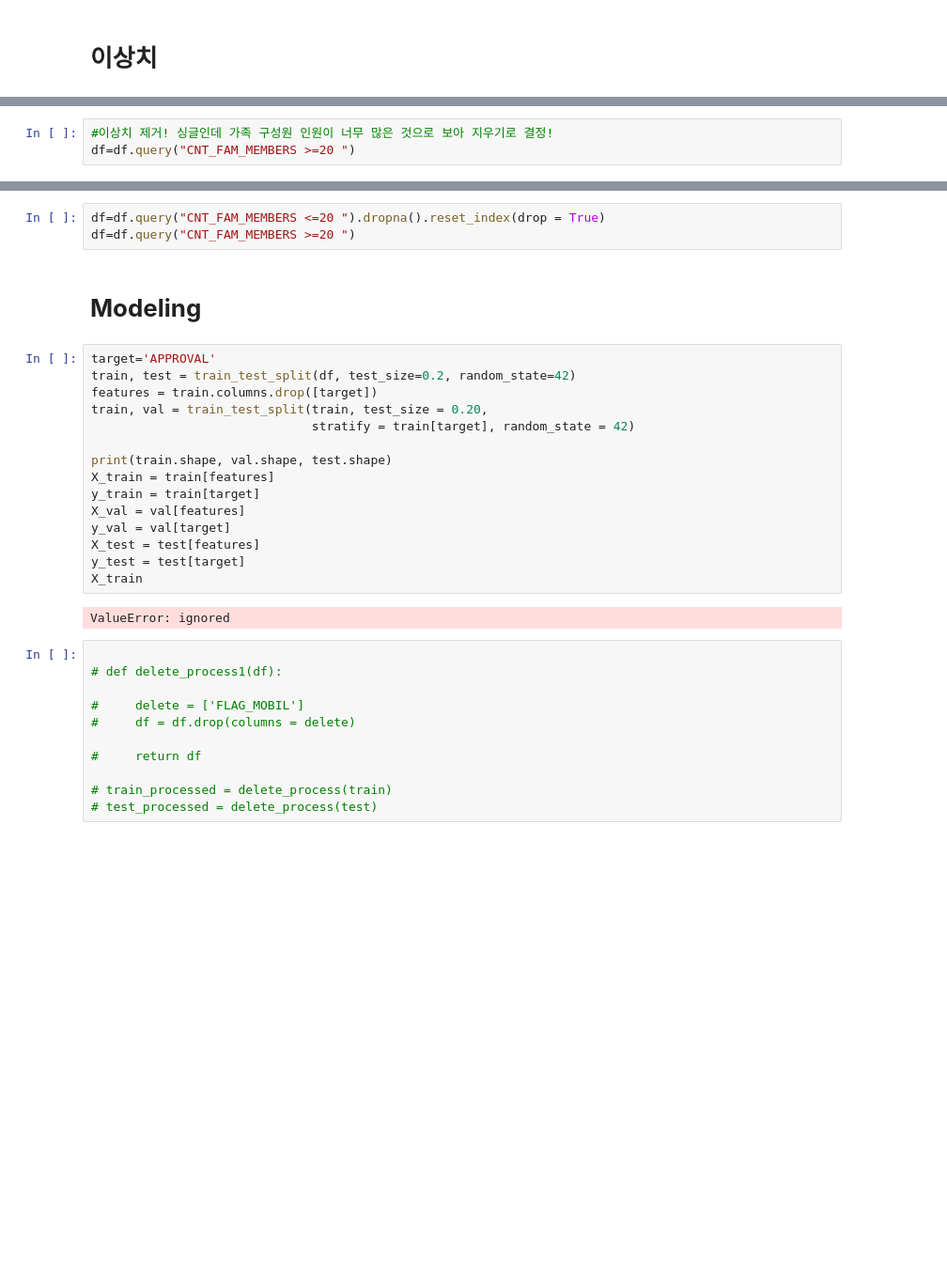
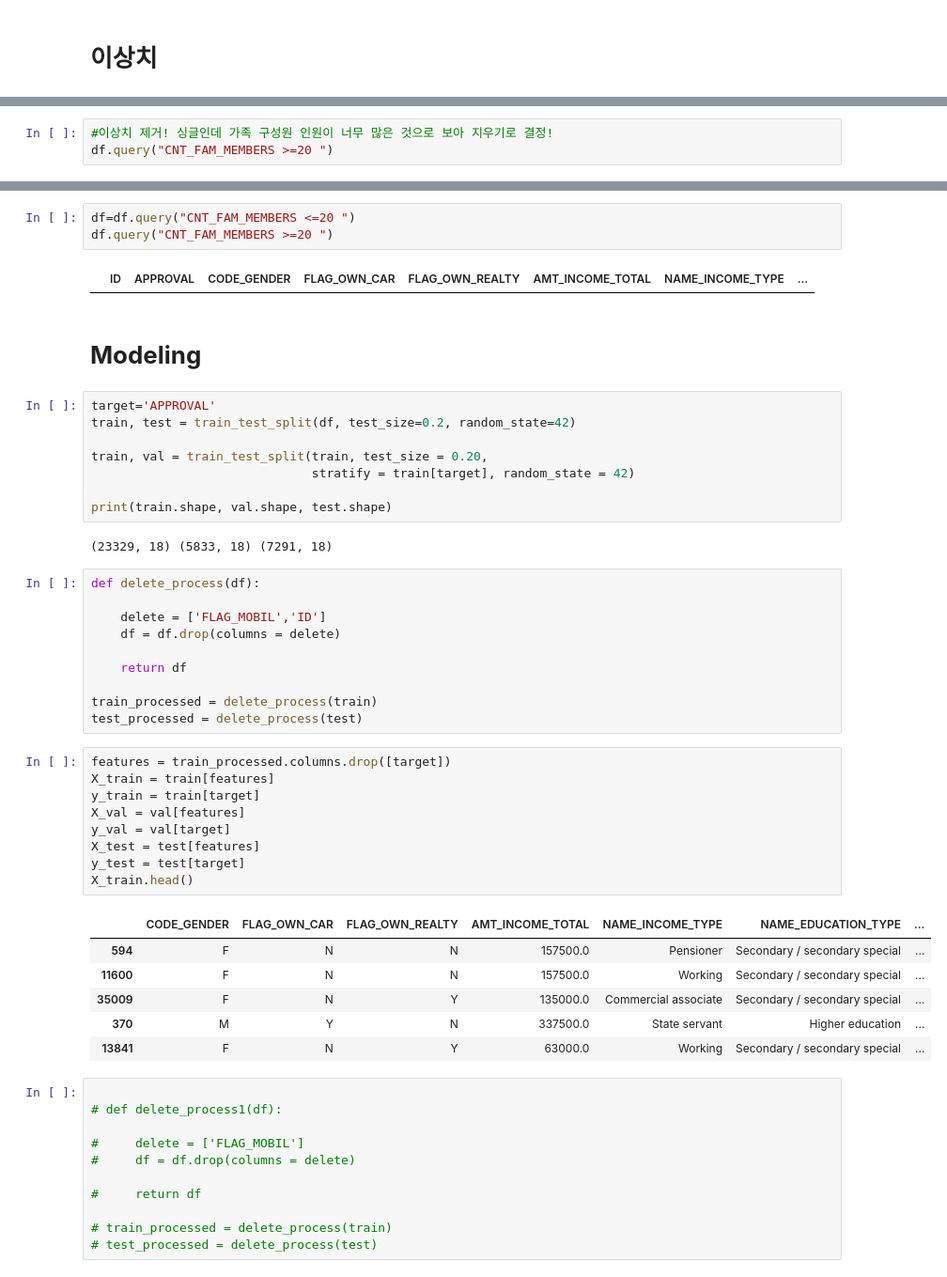
Before and after one commit to yyeseull/AI13, a Jupyter notebook: AI_13_서예슬_section2_project.ipynb, the cells around one changed output, grey strips where cells are left out. Shown at 94% size. Drawn from its saved outputs; the diff is of its cells as text; blank space fills up the shorter version.

```diff
--- a/AI_13_서예슬_section2_project.ipynb
+++ b/AI_13_서예슬_section2_project.ipynb
@@ -629,3 +629,3 @@ show_dist_plot(df, numerical_columns)
 # %%
 #이상치 제거! 싱글인데 가족 구성원 인원이 너무 많은 것으로 보아 지우기로 결정!
-df=df.query("CNT_FAM_MEMBERS >=20 ")
+df.query("CNT_FAM_MEMBERS >=20 ")
@@ -632,25 +638,46 @@ df=df.query("CNT_FAM_MEMBERS >=20 ")
 # %%
-df=df.query("CNT_FAM_MEMBERS <=20 ").dropna().reset_index(drop = True)
-df=df.query("CNT_FAM_MEMBERS >=20 ")
+df=df.query("CNT_FAM_MEMBERS <=20 ")
+df.query("CNT_FAM_MEMBERS >=20 ")
+# %% [output]
+|  | ID | APPROVAL | CODE_GENDER | FLAG_OWN_CAR | FLAG_OWN_REALTY | AMT_INCOME_TOTAL | NAME_INCOME_TYPE | ... |
 # %% [markdown]
 # **Modeling**
 # %%
 target='APPROVAL'
 train, test = train_test_split(df, test_size=0.2, random_state=42)
-features = train.columns.drop([target])
+
 train, val = train_test_split(train, test_size = 0.20,
                               stratify = train[target], random_state = 42)
 
 print(train.shape, val.shape, test.shape)
-X_train = train[features]
-y_train = train[target]
-X_val = val[features]
-y_val = val[target]
-X_test = test[features]
-y_test = test[target]
-X_train
 # %% [output]
-ValueError: ignored
+(23329, 18) (5833, 18) (7291, 18)
+# %%
+def delete_process(df):
+
+    delete = ['FLAG_MOBIL','ID']
+    df = df.drop(columns = delete)
+
+    return df
+
+train_processed = delete_process(train)
+test_processed = delete_process(test)
+# %%
+features = train_processed.columns.drop([target])
+X_train = train[features]
+y_train = train[target]
+X_val = val[features]
+y_val = val[target]
+X_test = test[features]
+y_test = test[target]
+X_train.head()
+# %% [output]
+|  | CODE_GENDER | FLAG_OWN_CAR | FLAG_OWN_REALTY | AMT_INCOME_TOTAL | NAME_INCOME_TYPE | NAME_EDUCATION_TYPE | ... |
+| 594 | F | N | N | 157500.0 | Pensioner | Secondary / secondary special | ... |
+| 11600 | F | N | N | 157500.0 | Working | Secondary / secondary special | ... |
+| 35009 | F | N | Y | 135000.0 | Commercial associate | Secondary / secondary special | ... |
+| 370 | M | Y | N | 337500.0 | State servant | Higher education | ... |
+| 13841 | F | N | Y | 63000.0 | Working | Secondary / secondary special | ... |
 # %%
 
 # def delete_process1(df):
```
Also changed, not shown: parts of 3 cells of this notebook.
